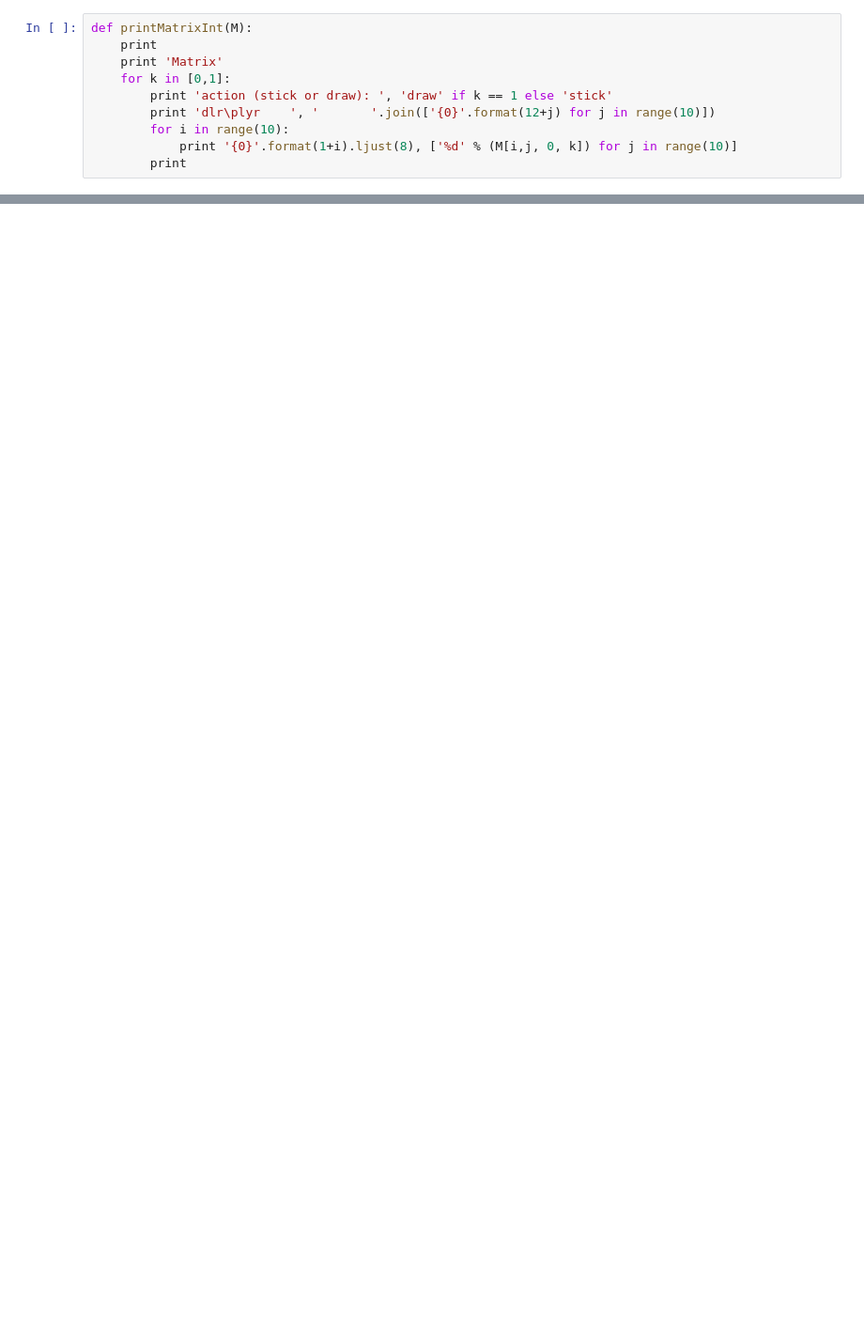
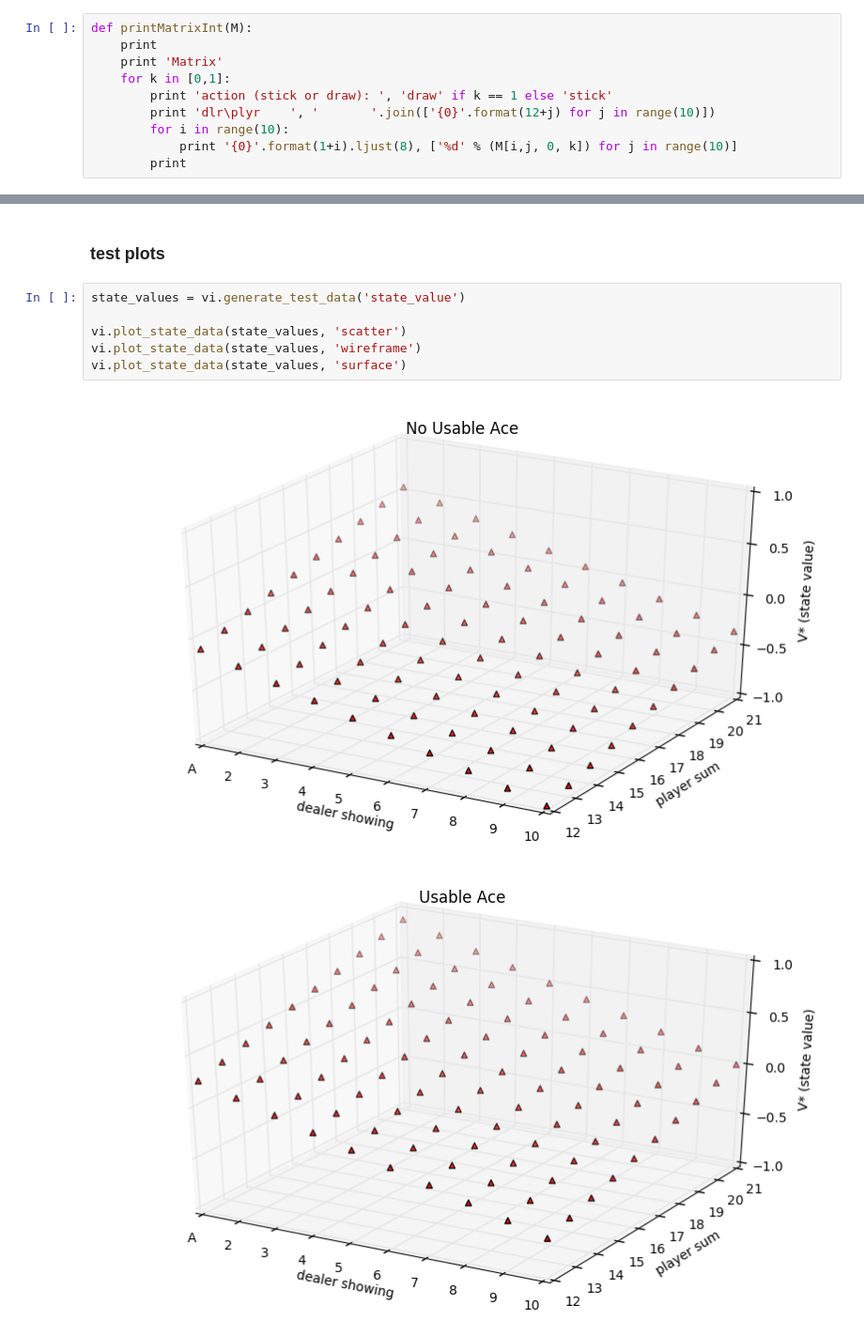
Before and after one commit to adriansarno/sutton-barto, a Jupyter notebook: 5/Ch5Ex5.4.ipynb, the cells around one changed output, grey strips where cells are left out. Shown at 94% size. Drawn from its saved outputs; the diff is of its cells as text; blank space fills up the shorter version.

Commit message:
add 3-D visualization to 5.4

```diff
--- a/5/Ch5Ex5.4.ipynb
+++ b/5/Ch5Ex5.4.ipynb
@@ -248,0 +253,11 @@ dlr\plyr     12       13       14       15       16       17       18       19
+# %% [markdown]
+### test plots
+# %%
+state_values = vi.generate_test_data('state_value')
+
+vi.plot_state_data(state_values, 'scatter')
+vi.plot_state_data(state_values, 'wireframe')
+vi.plot_state_data(state_values, 'surface')
+# %% [output]
+[figure, added]
+[figure, added]
```
Also changed, not shown: parts of 11 cells of this notebook, 1 other file.
